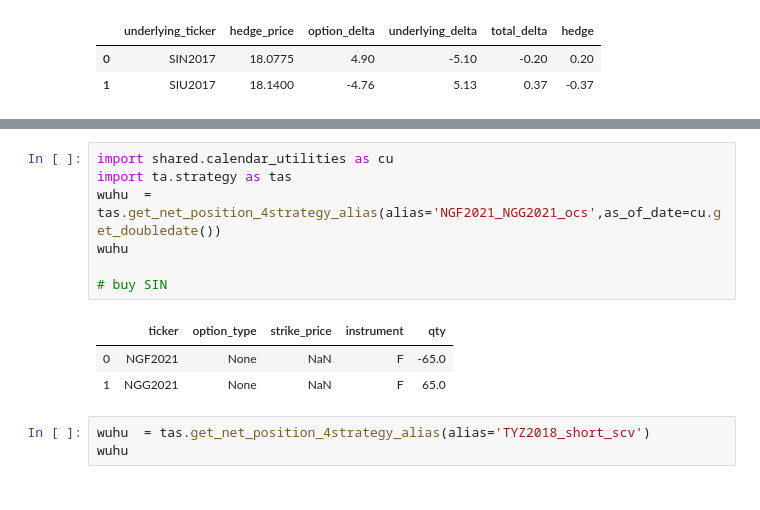
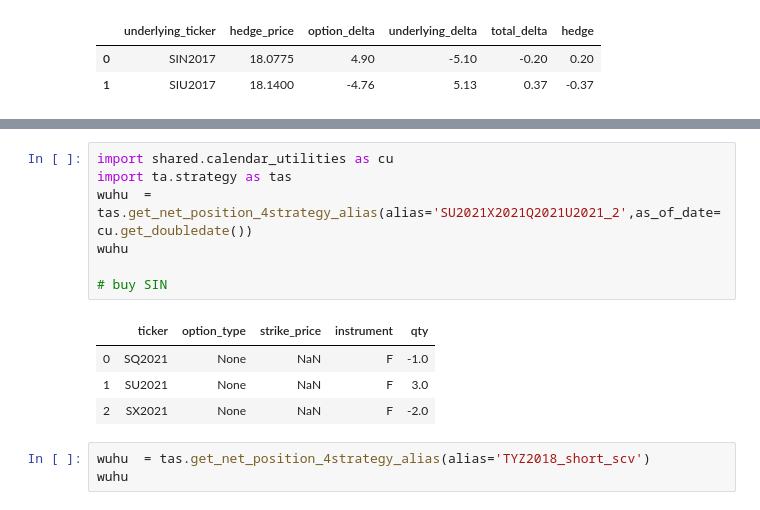
Before and after one commit to chitown2016/repo_barbarossa, a Jupyter notebook: PycharmProjects/ta/trade_helper.ipynb, the cells around one changed output, grey strips where cells are left out. Cells and saved outputs as stored; diff of their text form.

```diff
--- a/PycharmProjects/ta/trade_helper.ipynb
+++ b/PycharmProjects/ta/trade_helper.ipynb
@@ -236,14 +442,15 @@ mpr.reconcile_position()
 # %%
 import shared.calendar_utilities as cu
 import ta.strategy as tas
-wuhu  = tas.get_net_position_4strategy_alias(alias='NGF2021_NGG2021_ocs',as_of_date=cu.get_doubledate())
+wuhu  = tas.get_net_position_4strategy_alias(alias='SU2021X2021Q2021U2021_2',as_of_date=cu.get_doubledate())
 wuhu
 
 # buy SIN
 # %% [output]
 |  | ticker | option_type | strike_price | instrument | qty |
-| 0 | NGF2021 | None | NaN | F | -65.0 |
-| 1 | NGG2021 | None | NaN | F | 65.0 |
+| 0 | SQ2021 | None | NaN | F | -1.0 |
+| 1 | SU2021 | None | NaN | F | 3.0 |
+| 2 | SX2021 | None | NaN | F | -2.0 |
 # %%
 wuhu  = tas.get_net_position_4strategy_alias(alias='TYZ2018_short_scv')
 wuhu
```
Also changed, not shown: parts of 35 cells of this notebook, 32 other files.
